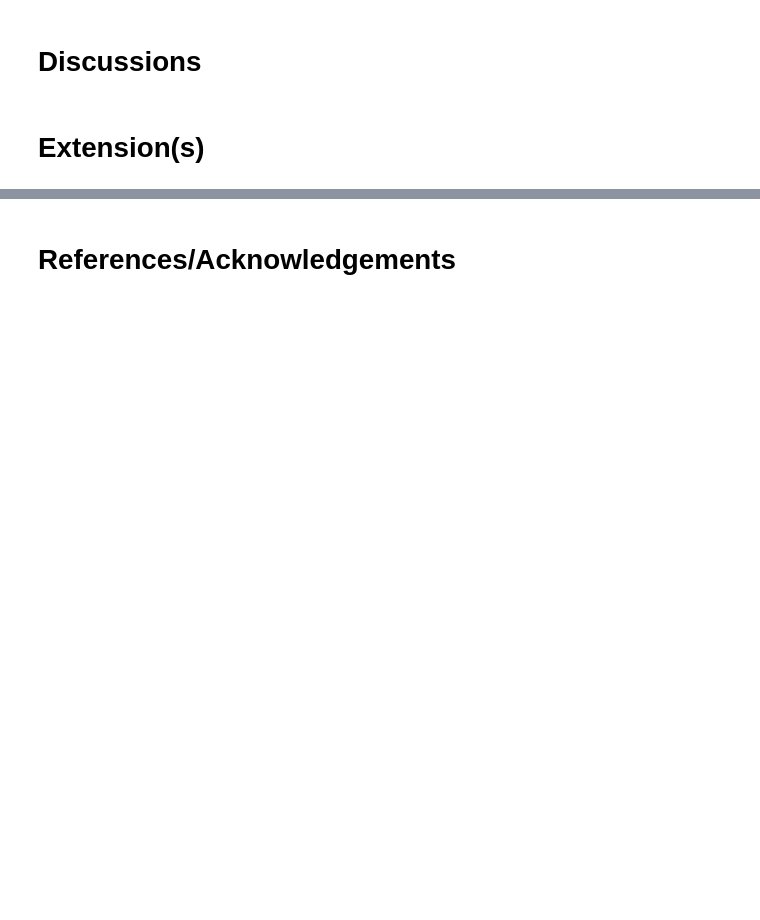
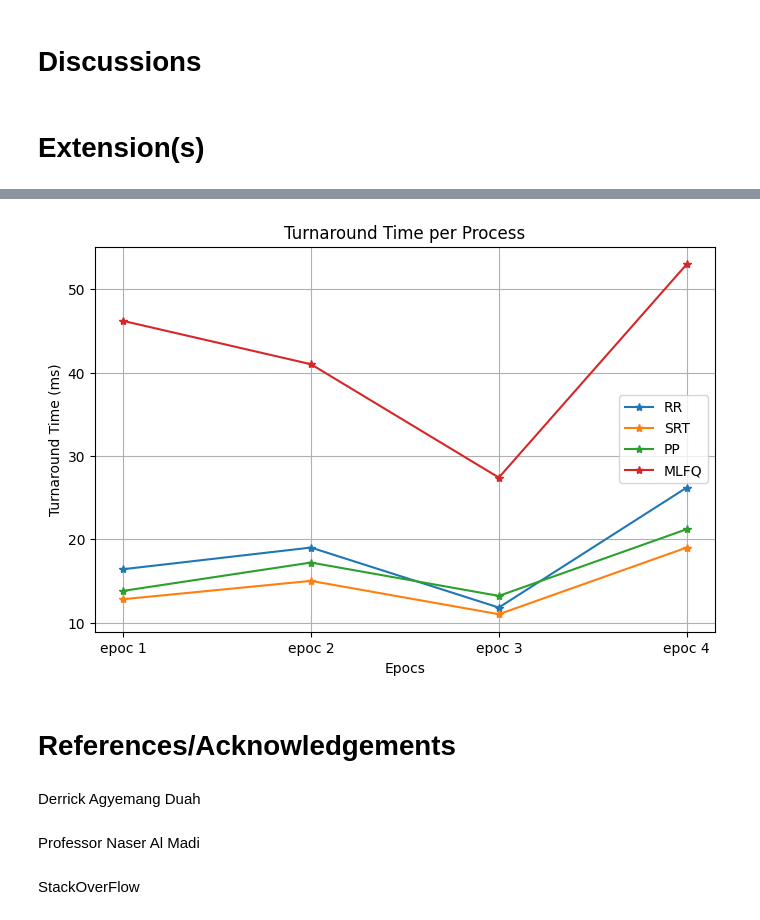
Before and after one commit to al-jisal/CS337-OperatingSystems, a Jupyter notebook: Project02/Scheduling_Analyses2.ipynb, the cells around one changed output, grey strips where cells are left out. Saved outputs shown, nothing was run; the diff lists cells and outputs as text; code cells hidden in the pictures; blank space fills up the shorter version.

```diff
--- a/Project02/Scheduling_Analyses2.ipynb
+++ b/Project02/Scheduling_Analyses2.ipynb
@@ -295,2 +472,12 @@ fig.show()
+# %%
+plot_metric(turnaround_times, "Turnaround Time per Process", "Turnaround Time (ms)")
+# %% [output]
+[figure, added]
 # %% [markdown]
 # References/Acknowledgements
+# %% [markdown]
+Derrick Agyemang Duah
+# %% [markdown]
+Professor Naser Al Madi
+# %% [markdown]
+StackOverFlow
```
Also changed, not shown: parts of 25 cells of this notebook.
